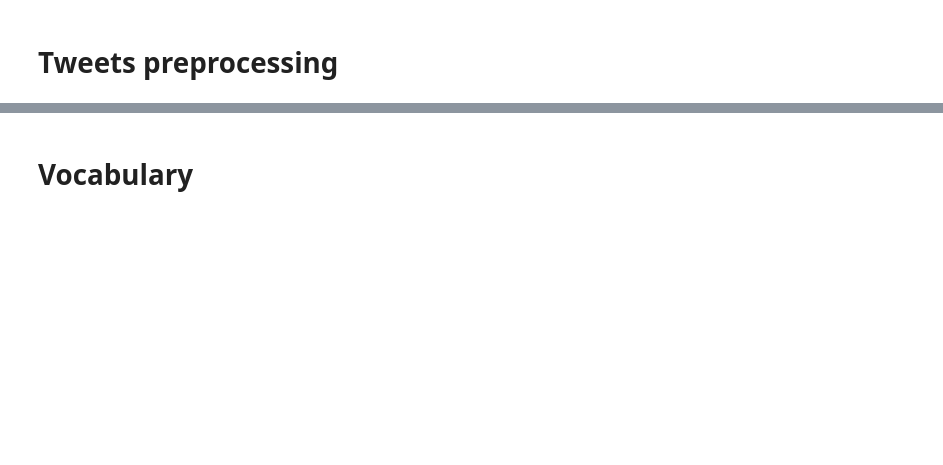
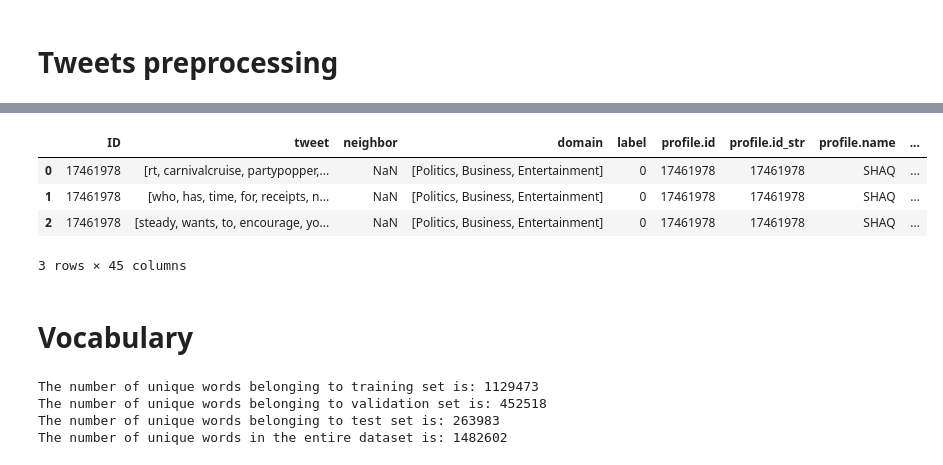
Before and after one commit to riccardodm97/twebot, a Jupyter notebook: rnn.ipynb, the cells around one changed output, grey strips where cells are left out. Saved outputs shown, nothing was run; the diff lists cells and outputs as text; code cells hidden in the pictures; blank space fills up the shorter version.

```diff
--- a/rnn.ipynb
+++ b/rnn.ipynb
@@ -97,6 +129,7 @@ from nltk.corpus import stopwords
 
 nltk.download('wordnet', quiet=True)
 nltk.download('stopwords', quiet=True)
+nltk.download('punkt', quiet=True)
 
 def lemmatize_and_remove_non_ascii(sentence:str):
     """Remove unnecessary spaces, remove words with non ASCII characters and lemmatize"""
@@ -118,6 +151,30 @@ def preprocess_pipeline(sentence:str):
     #remove all unnecessary spaces and return a list of words
     sentence = sentence.split()
 
+    return sentence
+
+def preprocess_type1(sentence:str):
+    """Apply standard preprocessing and return a list of words"""
+
+    sentence = preprocess_pipeline(sentence)
+
+    #TODO: decidere con cosa sostituire i caratteri speciali (@, link, RT, emoticons...)
+    #replace link string with 'https'
+    sentence = ['https' if 'http' in word else word for word in sentence]
+
+    #remove emoticons
+    sentence = [word for word in sentence if not emoji.is_emoji(word)]
+
+    #remove all punctuation
+    sentence = [word.translate(str.maketrans(dict.fromkeys(string.punctuation,''))) for word in sentence]
+
+    return sentence
+
+def preprocess_type2(sentence:str):
+    """Apply standard preprocessing and return a list of words"""
+
+    sentence = preprocess_pipeline(sentence)
+
     #TODO: decidere con cosa sostituire i caratteri speciali (@, link, RT, emoticons...)
     #replace link string with 'https'
     sentence = ['https' if 'http' in word else word for word in sentence]
@@ -131,18 +188,11 @@ def preprocess_pipeline(sentence:str):
     #remove all punctuation
     sentence = [word.translate(str.maketrans(dict.fromkeys(string.punctuation,''))) for word in sentence]
 
-    # sentence = [word for word in sentence if word != '']
+    sentence = [word for word in sentence if word != '']
 
     return sentence
 
-def preprocess_type1(sentence:str):
-    """Apply standard preprocessing and return a list of words"""
-
-    sentence = preprocess_pipeline(sentence)
-
-    return sentence
-
-def preprocess_type2(sentence:str):
+def preprocess_type3(sentence:str):
     """Apply standard preprocessing, transliterates UNICODE characters in ASCII,
     remove words with non ASCII characters, lemmatize and return a list of words"""
 
@@ -153,7 +203,7 @@ def preprocess_type2(sentence:str):
 
     return sentence
 
-def preprocess_type3(sentence: str):
+def preprocess_type4(sentence: str):
     """
         Apply standard preprocessing, removes stop-words and non ascii's,  and stemmes.
     """
@@ -168,34 +228,40 @@ print(f"Processed tweet:\n{preprocess_type1(train.loc[0, 'tweet'][0])}") #TODO:
 # %%
 # Remove all accounts without tweets
 train.dropna(subset=['tweet'], inplace=True)
 val.dropna(subset=['tweet'], inplace=True)
 test.dropna(subset=['tweet'], inplace=True)
 
 train = train.explode('tweet').reset_index(drop=True)
 val = val.explode('tweet').reset_index(drop=True)
 test = test.explode('tweet').reset_index(drop=True)
 
 # OLD VERSION vvvvvvvvvvvvvvvvvvvvvvvvvvvvvvvvvvvvvvvvvvv
 # # Preprocess all tweets
 # def preprocess_tweets(data, preprocess_function):
 #     for row in range(len(data)):
 #         tweets = []
 #         for tweet in data['tweet'].iloc[row]:
 #             tweets.append(preprocess_function(tweet))
 #         data.loc[:, 'tweet'].iloc[row] = tweets
 #     return data
 
 # train = preprocess_tweets(train, preprocess_type1)
 # val = preprocess_tweets(val, preprocess_type1)
 # test = preprocess_tweets(test, preprocess_type1)
 # ^^^^^^^^^^^^^^^^^^^^^^^^^^^^^^^^^^^^^^^^^^^^^^^^^^^^^^^
 
 # Preprocess all tweets
-train['tweet'] = train['tweet'].apply(preprocess_type1)
-val['tweet'] = val['tweet'].apply(preprocess_type1)
-test['tweet'] = test['tweet'].apply(preprocess_type1)
+train['tweet'] = train['tweet'].apply(preprocess_type2)
+val['tweet'] = val['tweet'].apply(preprocess_type2)
+test['tweet'] = test['tweet'].apply(preprocess_type2)
 
 train.head(3)
+# %% [output]
+|  | ID | tweet | neighbor | domain | label | profile.id | profile.id_str | profile.name | ... |
+| 0 | 17461978 | [rt, carnivalcruise, partypopper,... | NaN | [Politics, Business, Entertainment] | 0 | 17461978 | 17461978 | SHAQ | ... |
+| 1 | 17461978 | [who, has, time, for, receipts, n... | NaN | [Politics, Business, Entertainment] | 0 | 17461978 | 17461978 | SHAQ | ... |
+| 2 | 17461978 | [steady, wants, to, encourage, yo... | NaN | [Politics, Business, Entertainment] | 0 | 17461978 | 17461978 | SHAQ | ... |
+3 rows × 45 columns
 # %% [markdown]
 # Vocabulary
 # %%
@@ -220,3 +282,19 @@ print('The number of unique words in the entire dataset is:', len(unique_words))
+# %%
+unique_words_train = train['tweet'].explode().unique().tolist()
+unique_words_val = val['tweet'].explode().unique().tolist()
+unique_words_test = test['tweet'].explode().unique().tolist()
+
+print('The number of unique words belonging to training set is:', len(unique_words_train))
+print('The number of unique words belonging to validation set is:', len(unique_words_val))
+print('The number of unique words belonging to test set is:', len(unique_words_test))
+
+unique_words = set(unique_words_train + unique_words_val + unique_words_test)
+print('The number of unique words in the entire dataset is:', len(unique_words))
+# %% [output]
+The number of unique words belonging to training set is: 1129473
+The number of unique words belonging to validation set is: 452518
+The number of unique words belonging to test set is: 263983
+The number of unique words in the entire dataset is: 1482602
 # %%
 vocab = build_vocab(unique_words)
 # %%
```
Also changed, not shown: parts of 31 cells of this notebook.
